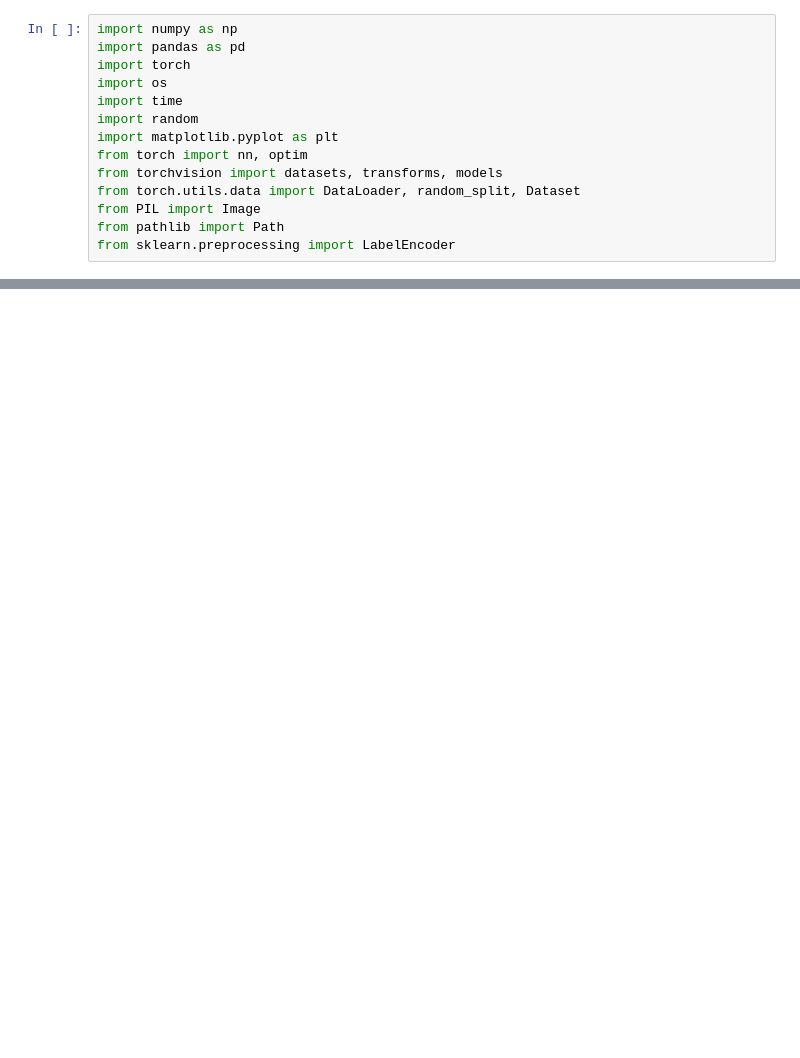
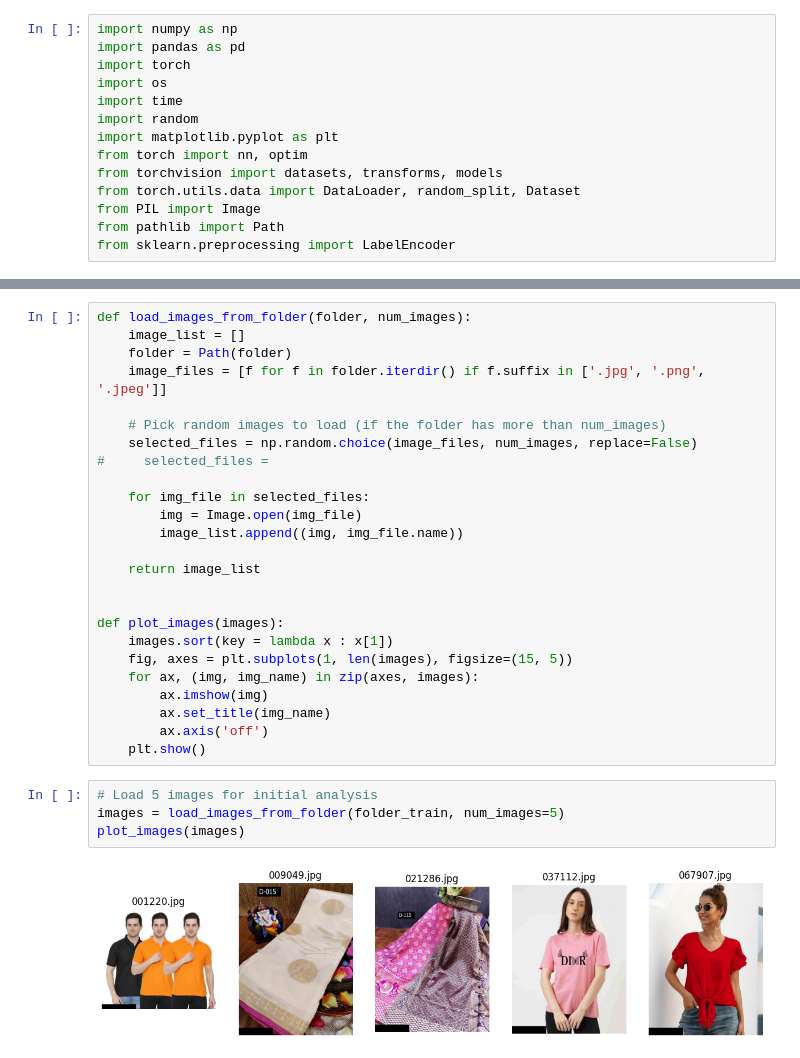
Before and after one commit to mahima2601/Meesho_image_attribute_prediction, a Jupyter notebook: image-attribute-eda.ipynb, the cells around one changed output, grey strips where cells are left out. Cells and saved outputs as stored; diff of their text form; blank space fills up the shorter version.

```diff
--- a/image-attribute-eda.ipynb
+++ b/image-attribute-eda.ipynb
@@ -14,0 +21,31 @@ from sklearn.preprocessing import LabelEncoder
+# %%
+def load_images_from_folder(folder, num_images):
+    image_list = []
+    folder = Path(folder)
+    image_files = [f for f in folder.iterdir() if f.suffix in ['.jpg', '.png', '.jpeg']]
+
+    # Pick random images to load (if the folder has more than num_images)
+    selected_files = np.random.choice(image_files, num_images, replace=False)
+#     selected_files =
+
+    for img_file in selected_files:
+        img = Image.open(img_file)
+        image_list.append((img, img_file.name))
+
+    return image_list
+
+
+def plot_images(images):
+    images.sort(key = lambda x : x[1])
+    fig, axes = plt.subplots(1, len(images), figsize=(15, 5))
+    for ax, (img, img_name) in zip(axes, images):
+        ax.imshow(img)
+        ax.set_title(img_name)
+        ax.axis('off')
+    plt.show()
+# %%
+# Load 5 images for initial analysis
+images = load_images_from_folder(folder_train, num_images=5)
+plot_images(images)
+# %% [output]
+[figure, added]
```
Also changed, not shown: parts of 8 cells of this notebook.
